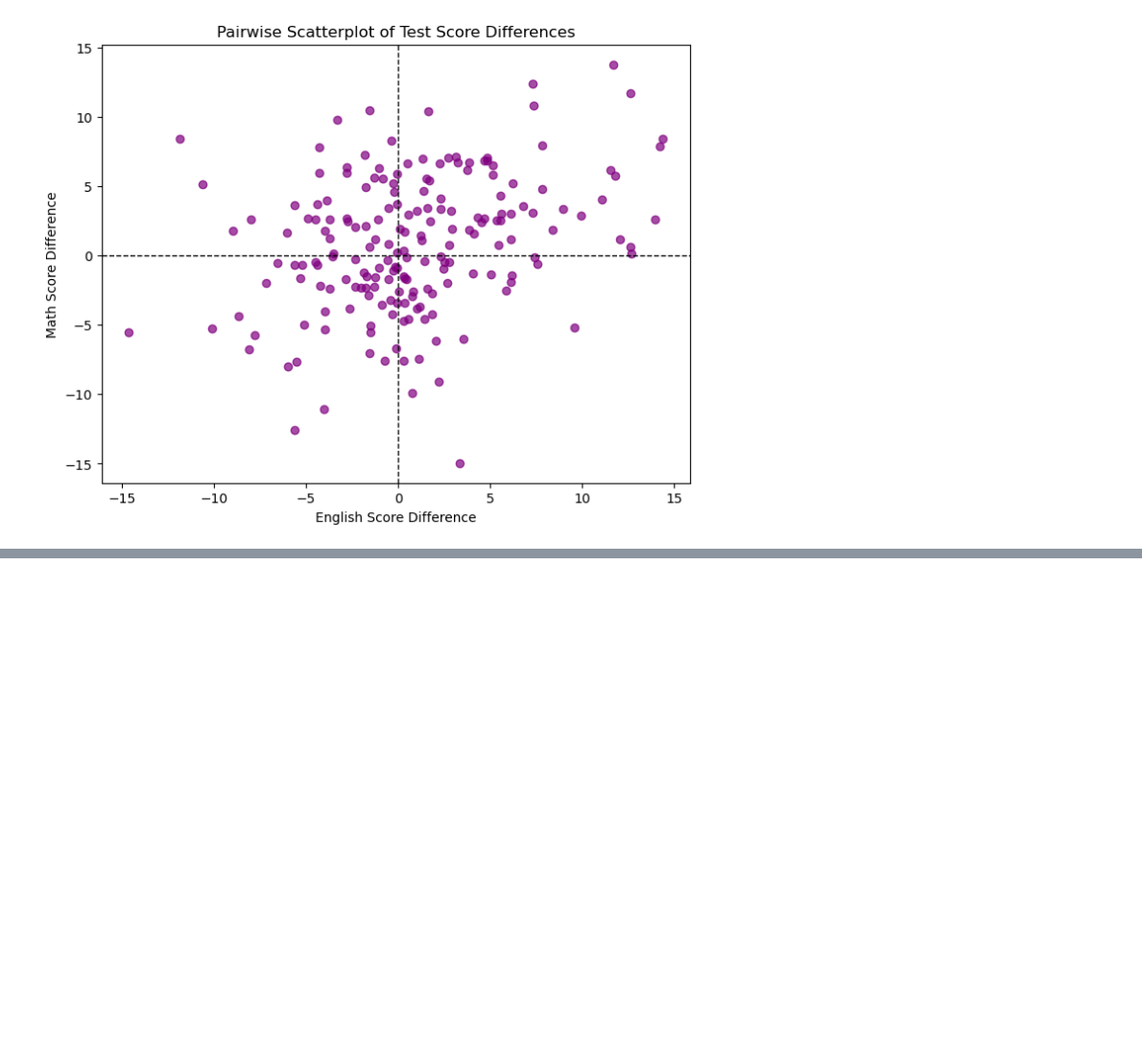
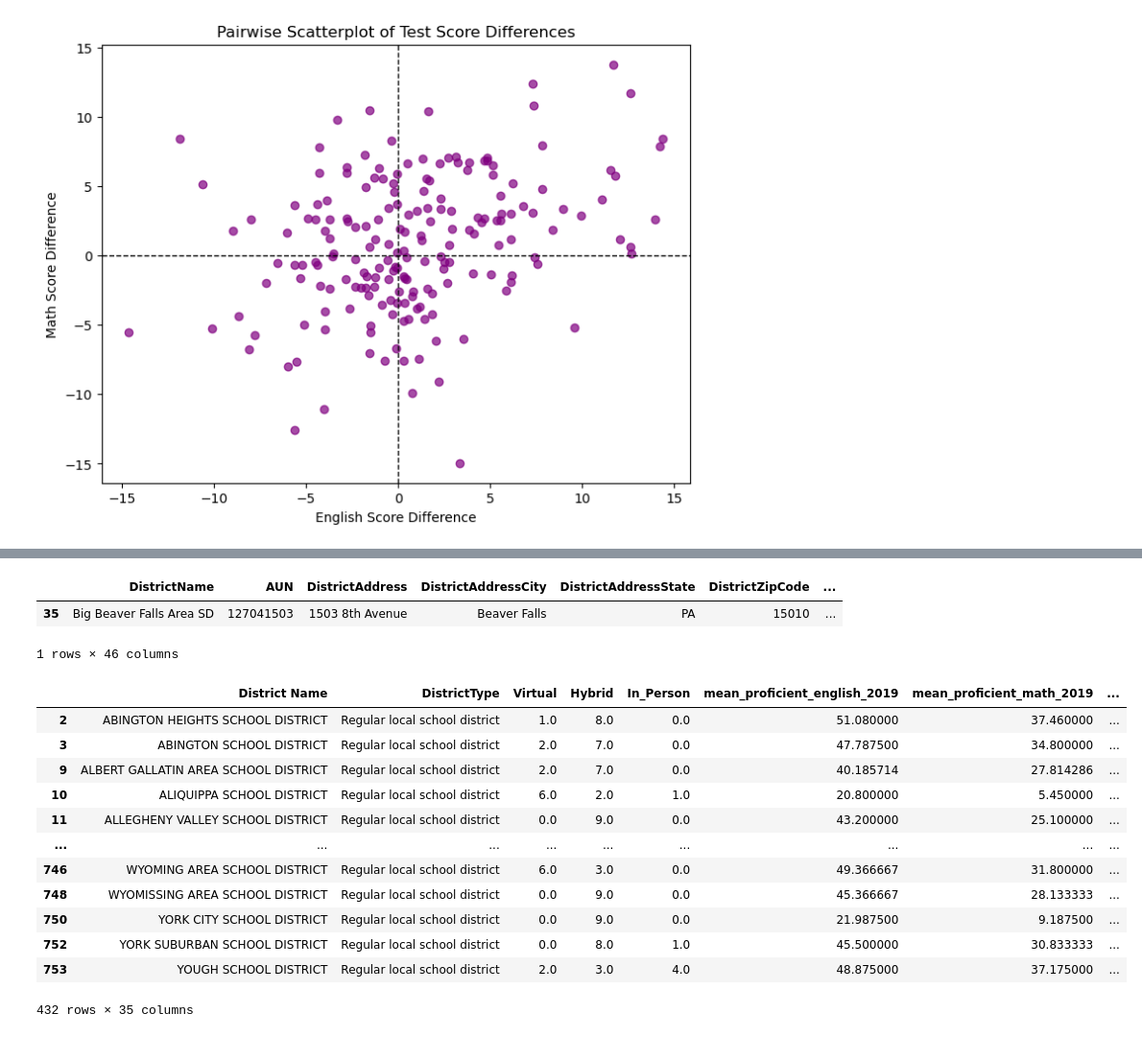
Before and after one commit to samantharudra/ds_finalproject, a Jupyter notebook: code/spatial_matching.ipynb, the cells around one changed output, grey strips where cells are left out. Shown at 96% size. Drawn from its saved outputs; the diff is of its cells as text; code cells hidden in the pictures; blank space fills up the shorter version.

```diff
--- a/code/spatial_matching.ipynb
+++ b/code/spatial_matching.ipynb
@@ -180,0 +300,6 @@ map_pa
+# %%
+bigbeaver
+# %% [output]
+|  | DistrictName | AUN | DistrictAddress | DistrictAddressCity | DistrictAddressState | DistrictZipCode | ... |
+| 35 | Big Beaver Falls Area SD | 127041503 | 1503 8th Avenue | Beaver Falls | PA | 15010 | ... |
+1 rows × 46 columns
@@ -180,0 +309,16 @@ map_pa
+# %%
+df
+# %% [output]
+|  | District Name | DistrictType | Virtual | Hybrid | In_Person | mean_proficient_english_2019 | mean_proficient_math_2019 | ... |
+| 2 | ABINGTON HEIGHTS SCHOOL DISTRICT | Regular local school district | 1.0 | 8.0 | 0.0 | 51.080000 | 37.460000 | ... |
+| 3 | ABINGTON SCHOOL DISTRICT | Regular local school district | 2.0 | 7.0 | 0.0 | 47.787500 | 34.800000 | ... |
+| 9 | ALBERT GALLATIN AREA SCHOOL DISTRICT | Regular local school district | 2.0 | 7.0 | 0.0 | 40.185714 | 27.814286 | ... |
+| 10 | ALIQUIPPA SCHOOL DISTRICT | Regular local school district | 6.0 | 2.0 | 1.0 | 20.800000 | 5.450000 | ... |
+| 11 | ALLEGHENY VALLEY SCHOOL DISTRICT | Regular local school district | 0.0 | 9.0 | 0.0 | 43.200000 | 25.100000 | ... |
+| ... | ... | ... | ... | ... | ... | ... | ... | ... |
+| 746 | WYOMING AREA SCHOOL DISTRICT | Regular local school district | 6.0 | 3.0 | 0.0 | 49.366667 | 31.800000 | ... |
+| 748 | WYOMISSING AREA SCHOOL DISTRICT | Regular local school district | 0.0 | 9.0 | 0.0 | 45.366667 | 28.133333 | ... |
+| 750 | YORK CITY SCHOOL DISTRICT | Regular local school district | 0.0 | 9.0 | 0.0 | 21.987500 | 9.187500 | ... |
+| 752 | YORK SUBURBAN SCHOOL DISTRICT | Regular local school district | 0.0 | 8.0 | 1.0 | 45.500000 | 30.833333 | ... |
+| 753 | YOUGH SCHOOL DISTRICT | Regular local school district | 2.0 | 3.0 | 4.0 | 48.875000 | 37.175000 | ... |
+432 rows × 35 columns
```
Also changed, not shown: parts of 17 cells of this notebook, 9 other files.
